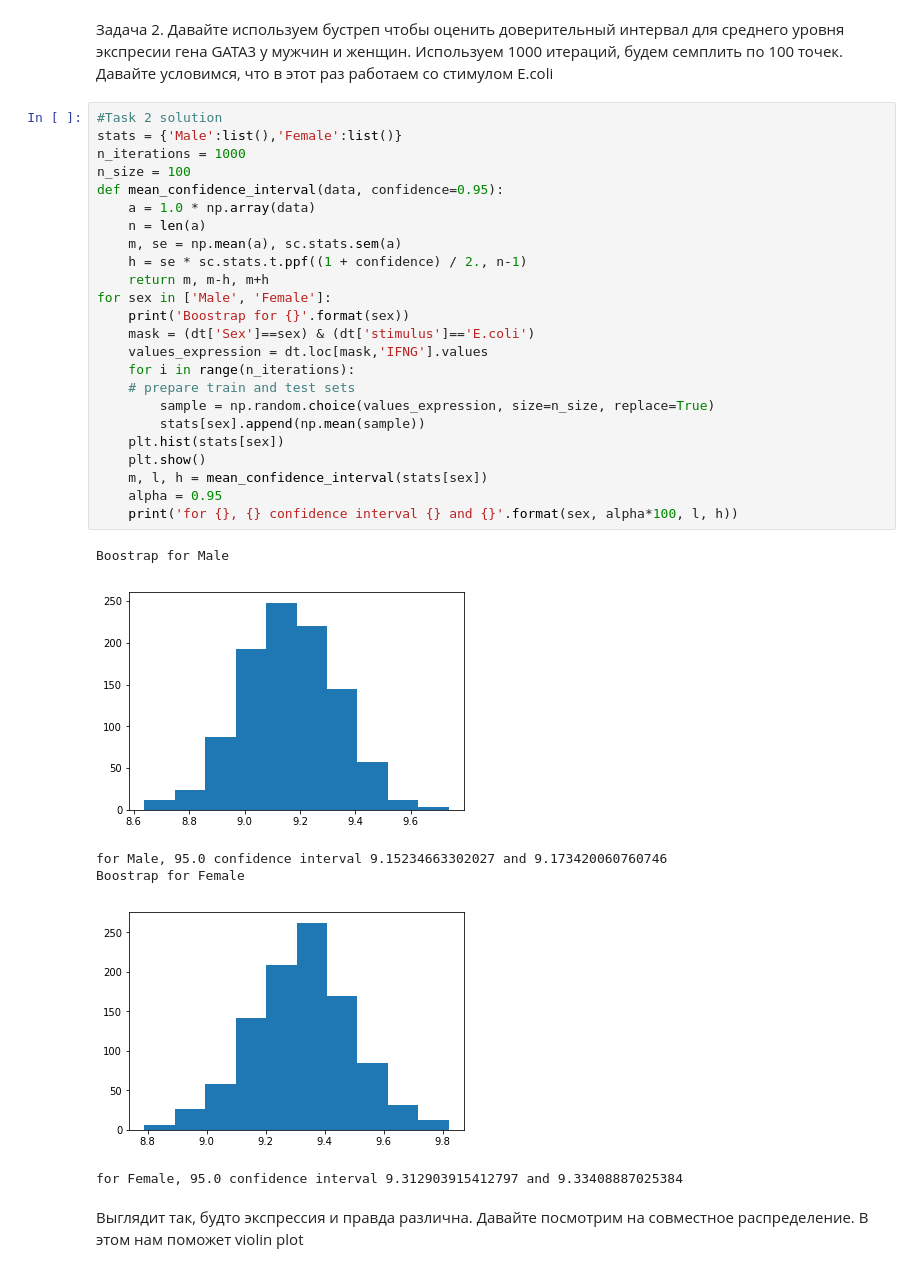
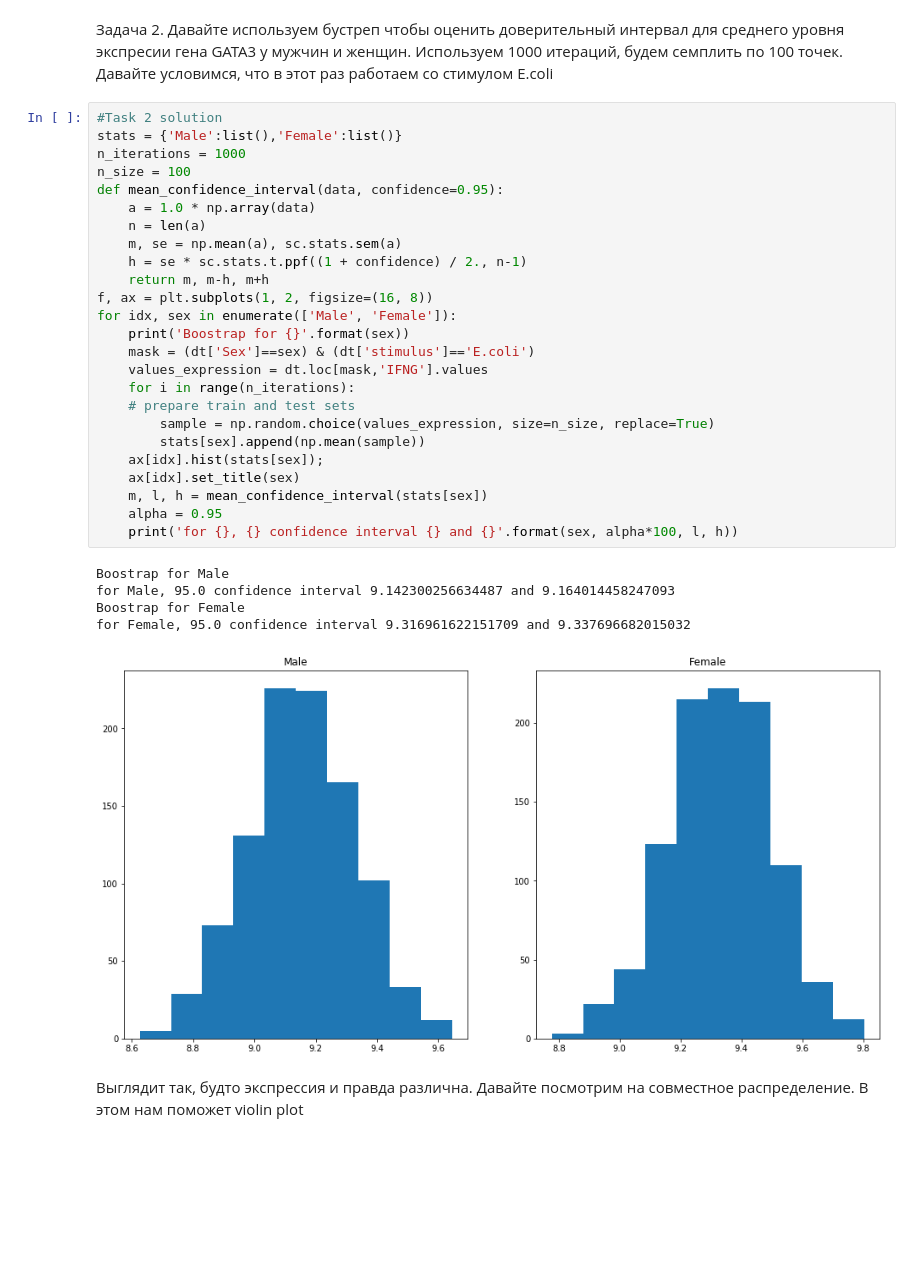
Before and after one commit to azkalot1/bioinfCourse, a Jupyter notebook: BulkRNASeqSeminar.ipynb, the cells around one changed output. Cells and saved outputs as stored; diff of their text form; blank space fills up the shorter version.

```diff
--- a/BulkRNASeqSeminar.ipynb
+++ b/BulkRNASeqSeminar.ipynb
@@ -115,34 +106,34 @@ GATA3 у мужчин и женщин. Используем 1000 итераци
 # %%
 #Task 2 solution
 stats = {'Male':list(),'Female':list()}
 n_iterations = 1000
 n_size = 100
 def mean_confidence_interval(data, confidence=0.95):
     a = 1.0 * np.array(data)
     n = len(a)
     m, se = np.mean(a), sc.stats.sem(a)
     h = se * sc.stats.t.ppf((1 + confidence) / 2., n-1)
     return m, m-h, m+h
-for sex in ['Male', 'Female']:
+f, ax = plt.subplots(1, 2, figsize=(16, 8))
+for idx, sex in enumerate(['Male', 'Female']):
     print('Boostrap for {}'.format(sex))
     mask = (dt['Sex']==sex) & (dt['stimulus']=='E.coli')
     values_expression = dt.loc[mask,'IFNG'].values
     for i in range(n_iterations):
     # prepare train and test sets
         sample = np.random.choice(values_expression, size=n_size, replace=True)
         stats[sex].append(np.mean(sample))
-    plt.hist(stats[sex])
-    plt.show()
+    ax[idx].hist(stats[sex]);
+    ax[idx].set_title(sex)
     m, l, h = mean_confidence_interval(stats[sex])
     alpha = 0.95
     print('for {}, {} confidence interval {} and {}'.format(sex, alpha*100, l, h))
 # %% [output]
 Boostrap for Male
+for Male, 95.0 confidence interval 9.142300256634487 and 9.164014458247093
+Boostrap for Female
+for Female, 95.0 confidence interval 9.316961622151709 and 9.337696682015032
-[figure, old version]
+[figure, new version]
-for Male, 95.0 confidence interval 9.15234663302027 and 9.173420060760746
-Boostrap for Female
-[figure, removed]
-for Female, 95.0 confidence interval 9.312903915412797 and 9.33408887025384
 # %% [markdown]
 Выглядит так, будто экспрессия и правда различна. Давайте посмотрим на совместное распределение. В этом нам поможет violin plot
 # %%
```
Also changed, not shown: parts of 15 cells of this notebook.
